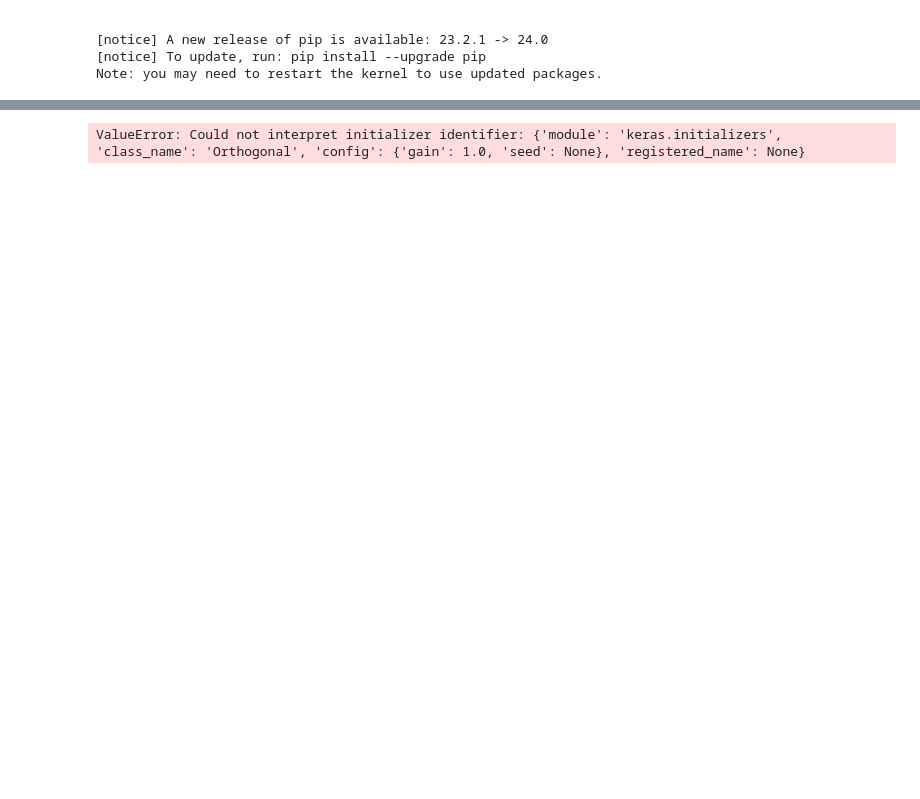
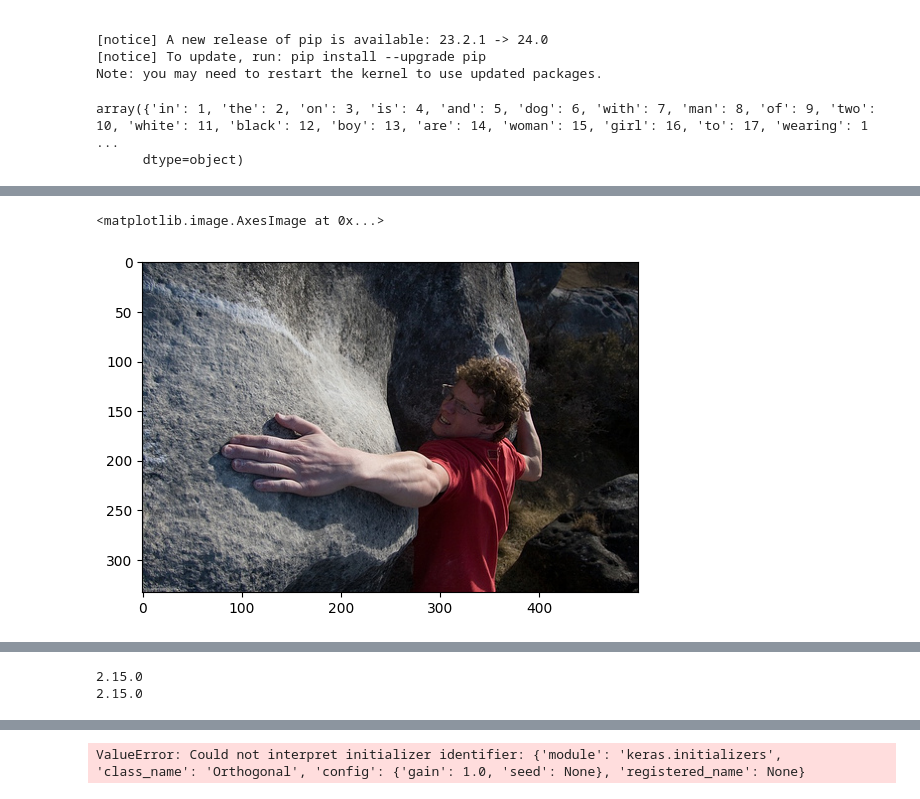
Before and after one commit to Sushmey/Image-Caption-Generator, a Jupyter notebook: caption.ipynb, the cells around one changed output, grey strips where cells are left out. Drawn from its saved outputs; the diff is of its cells as text; code cells hidden in the pictures; blank space fills up the shorter version.

Commit message:
Resolve tensorflow version issues.

```diff
--- a/caption.ipynb
+++ b/caption.ipynb
@@ -430,7 +434,13 @@ Note: you may need to restart the kernel to use updated packages.
+# %%
+np.array(tokenizer.word_index)
+# %% [output]
+array({'in': 1, 'the': 2, 'on': 3, 'is': 4, 'and': 5, 'dog': 6, 'with': 7, 'man': 8, 'of': 9, 'two': 10, 'white': 11, 'black': 12, 'boy': 13, 'are': 14, 'woman': 15, 'girl': 16, 'to': 17, 'wearing': 1 ...
+      dtype=object)
 # %%
 import numpy as np
 from keras.models import load_model
 from PIL import Image
+from pickle import load
 import matplotlib.pyplot as plt
 import argparse
 # ap = argparse.ArgumentParser()
@@ -463,22 +473,30 @@ def generate_desc(model, tokenizer, photo, max_length):
         sequence = tokenizer.texts_to_sequences([in_text])[0]
         sequence = pad_sequences([sequence], maxlen=max_length)
         pred = model.predict([photo,sequence], verbose=0)
+        # print(pred.shape)
+        # index = np.argmax(pred)
+        #print(len(pred[0]))
+        # print(pred[0][index])
         pred = np.argmax(pred)
+        # print(f"max - {pred}")
         word = word_for_id(pred, tokenizer)
+        # print(word)
         if word is None:
             break
-        in_text += ' ' + word
+        in_text += f" {word}"
         if word == 'end':
             break
     return in_text
 max_length = 32
-img_path = "Flicker8k_Dataset/55470226_52ff517151.jpg"
+# img_path = "Flicker8k_Dataset/1028205764_7e8df9a2ea.jpg"
+# img_path = "Flicker8k_Dataset/948196883_e190a483b1.jpg"
+img_path = "Flicker8k_Dataset/950273886_88c324e663.jpg"
 tokenizer = load(open("tokenizer.p","rb"))
 model = load_model('models/model_9.h5')
 xception_model = Xception(include_top=False, pooling="avg")
 photo = extract_features(img_path, xception_model)
 img = Image.open(img_path)
 description = generate_desc(model, tokenizer, photo, max_length)
-print("nn")
 print(description)
 plt.imshow(img)
+# %% [output]
@@ -485,3 +505,5 @@ plt.imshow(img)
+<matplotlib.image.AxesImage at 0x...>
+[figure, added]
 # %%
 !pip install -r requirements.txt
 # %% [output]
@@ -503,4 +525,8 @@ Requirement already satisfied: setuptools>=41.0.0 in ./venv/lib/python3.11/site-
 [notice] A new release of pip is available: 23.2.1 -> 24.0
 [notice] To update, run: pip install --upgrade pip
 # %%
-import tensorflow.keras.models
+print(tf.__version__)
+print(keras.__version__)
+# %% [output]
+2.15.0
+2.15.0
```
Also changed, not shown: parts of 13 cells of this notebook.
